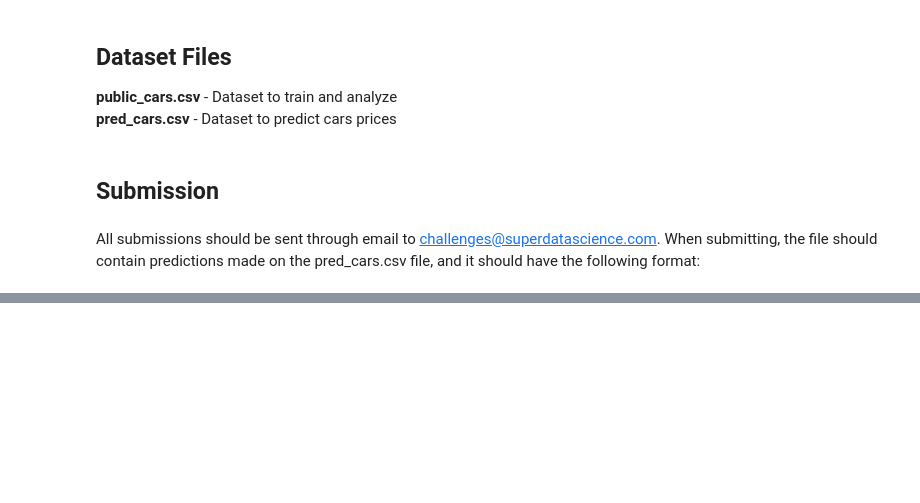
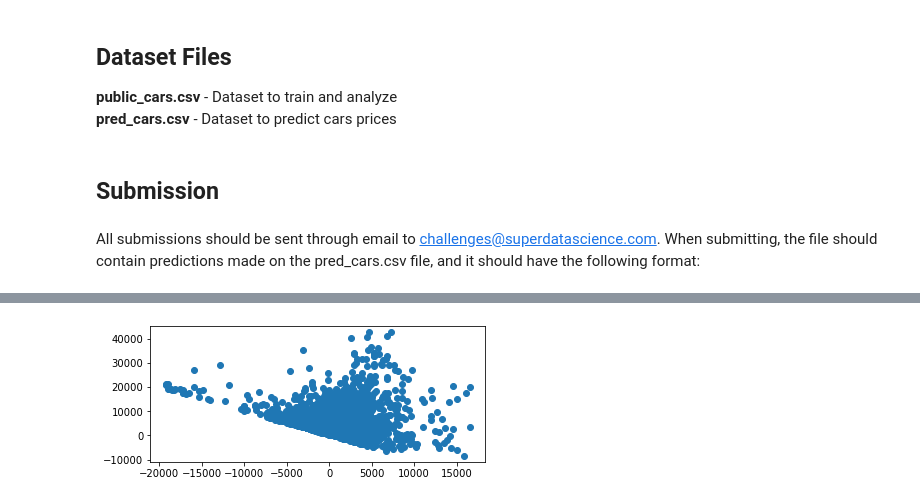
Before and after one commit to edis/sds_challenges, a Jupyter notebook: challenge_2/challenge.ipynb, the cells around one changed output, grey strips where cells are left out. Saved outputs shown, nothing was run; the diff lists cells and outputs as text; code cells hidden in the pictures; blank space fills up the shorter version.

```diff
--- a/challenge_2/challenge.ipynb
+++ b/challenge_2/challenge.ipynb
@@ -48,0 +146,5 @@ All submissions should be sent through email to <challenges@superdatascience.com
+# %%
+fig, ax = plt.subplots(figsize=(6,2.5))
+_ = ax.scatter(y_pred, residual)
+# %% [output]
+[figure, added]
```
Also changed, not shown: parts of 12 cells of this notebook, 1 other file.
